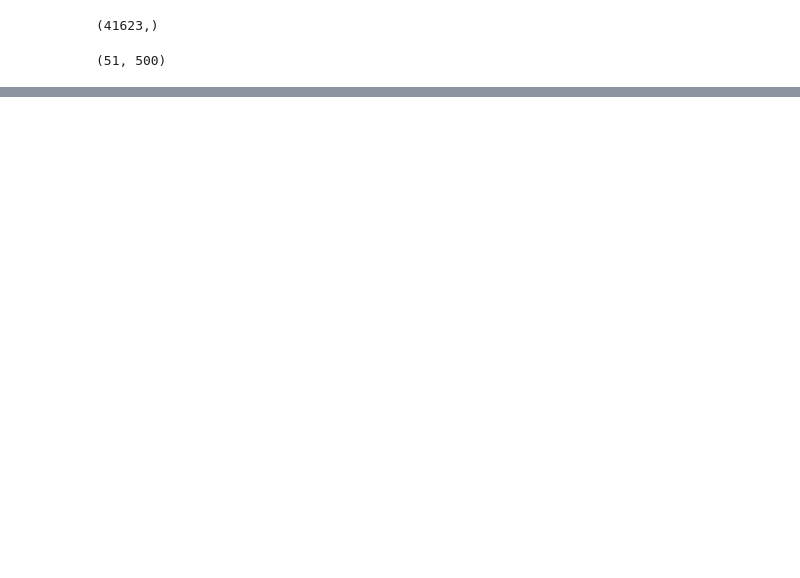
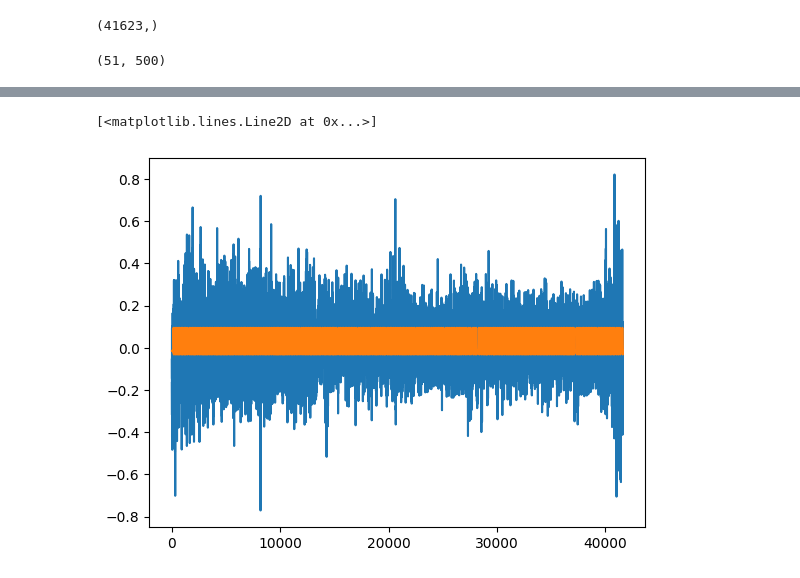
Before and after one commit to OleBialas/test-encoding-model, a Jupyter notebook: notebooks/data_analysis.ipynb, the cells around one changed output, grey strips where cells are left out. Cells and saved outputs as stored; diff of their text form; code cells hidden in the pictures; blank space fills up the shorter version.

```diff
--- a/notebooks/data_analysis.ipynb
+++ b/notebooks/data_analysis.ipynb
@@ -108,0 +111,7 @@ ValueError: volume and kernel should have the same dimensionality
+# %%
+idx = np.argmax(r)
+plt.plot(y[:, idx])
+plt.plot(y_pred[:, idx])
+# %% [output]
+[<matplotlib.lines.Line2D at 0x...>]
+[figure, added]
```
Also changed, not shown: parts of 9 cells of this notebook.
